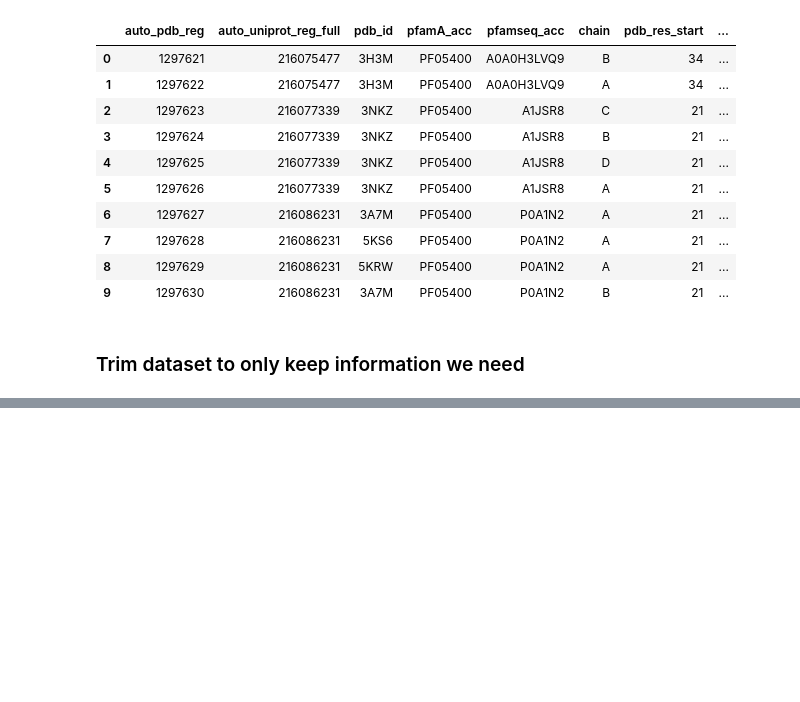
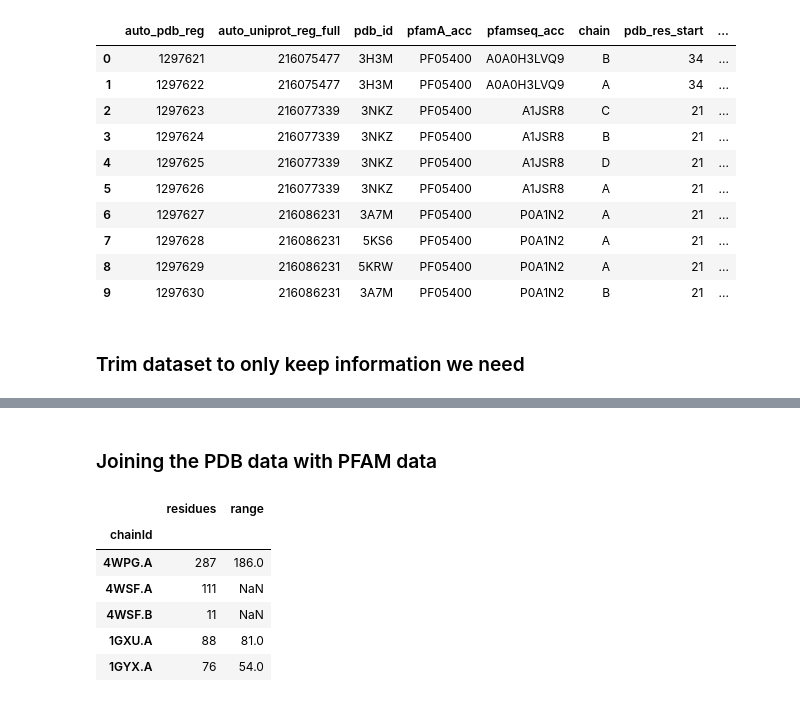
Before and after one commit to sbl-sdsc/mmtf-hackathon-2018, a Jupyter notebook: sequence_structure_coverage/sequence_structure_coverage.ipynb, the cells around one changed output, grey strips where cells are left out. Saved outputs shown, nothing was run; the diff lists cells and outputs as text; code cells hidden in the pictures; blank space fills up the shorter version.

```diff
--- a/sequence_structure_coverage/sequence_structure_coverage.ipynb
+++ b/sequence_structure_coverage/sequence_structure_coverage.ipynb
@@ -57,0 +93,9 @@ df
+# %%
+rows = chains.map(lambda c: calcProperties(c))
+pdb_rows = pdb.map(lambda s: calcPDBProperties(s))
+# %%
+col_names = ["chainId", "residues"]
+summary = pythonRDDToDataset.get_dataset(rows, col_names)
+
+pdb_col_names = ["pdbId", "models", "chains", "groups", "atoms", "bonds"]
+pdb_summary = pythonRDDToDataset.get_dataset(pdb_rows, pdb_col_names)
@@ -57,0 +113,3 @@ df
+# %%
+chains_df = summary.toPandas()
+chains_df.head(5)
@@ -57,0 +136,13 @@ df
+# %% [markdown]
+### Joining the PDB data with PFAM data
+# %%
+joined_df = chains_df.set_index('chainId').join(df_noDups, how="left")
+joined_df.head(5)
+# %% [output]
+|  | residues | range |
+| chainId |  |  |
+| 4WPG.A | 287 | 186.0 |
+| 4WSF.A | 111 | NaN |
+| 4WSF.B | 11 | NaN |
+| 1GXU.A | 88 | 81.0 |
+| 1GYX.A | 76 | 54.0 |
```
Also changed, not shown: parts of 20 cells of this notebook, 1 other file.
